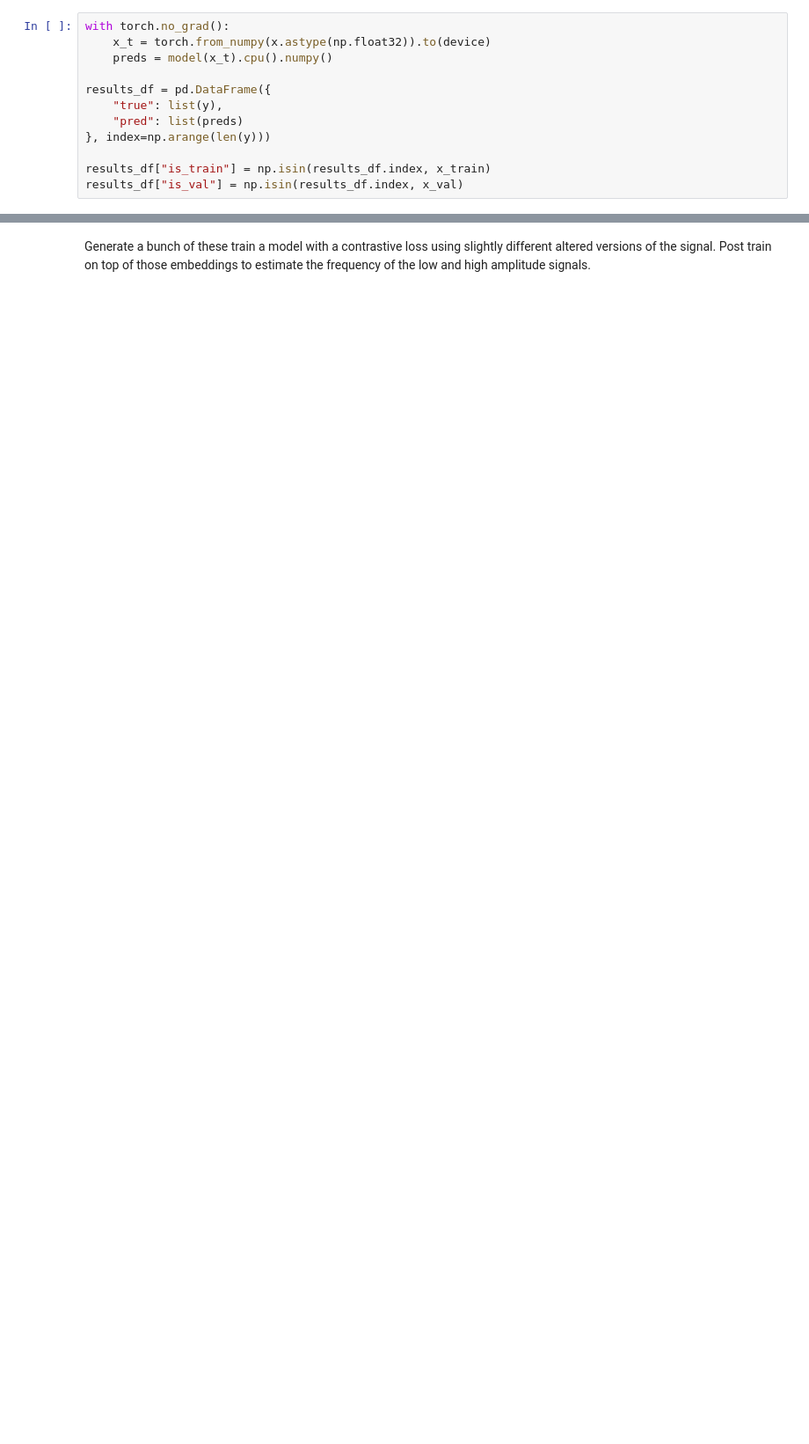
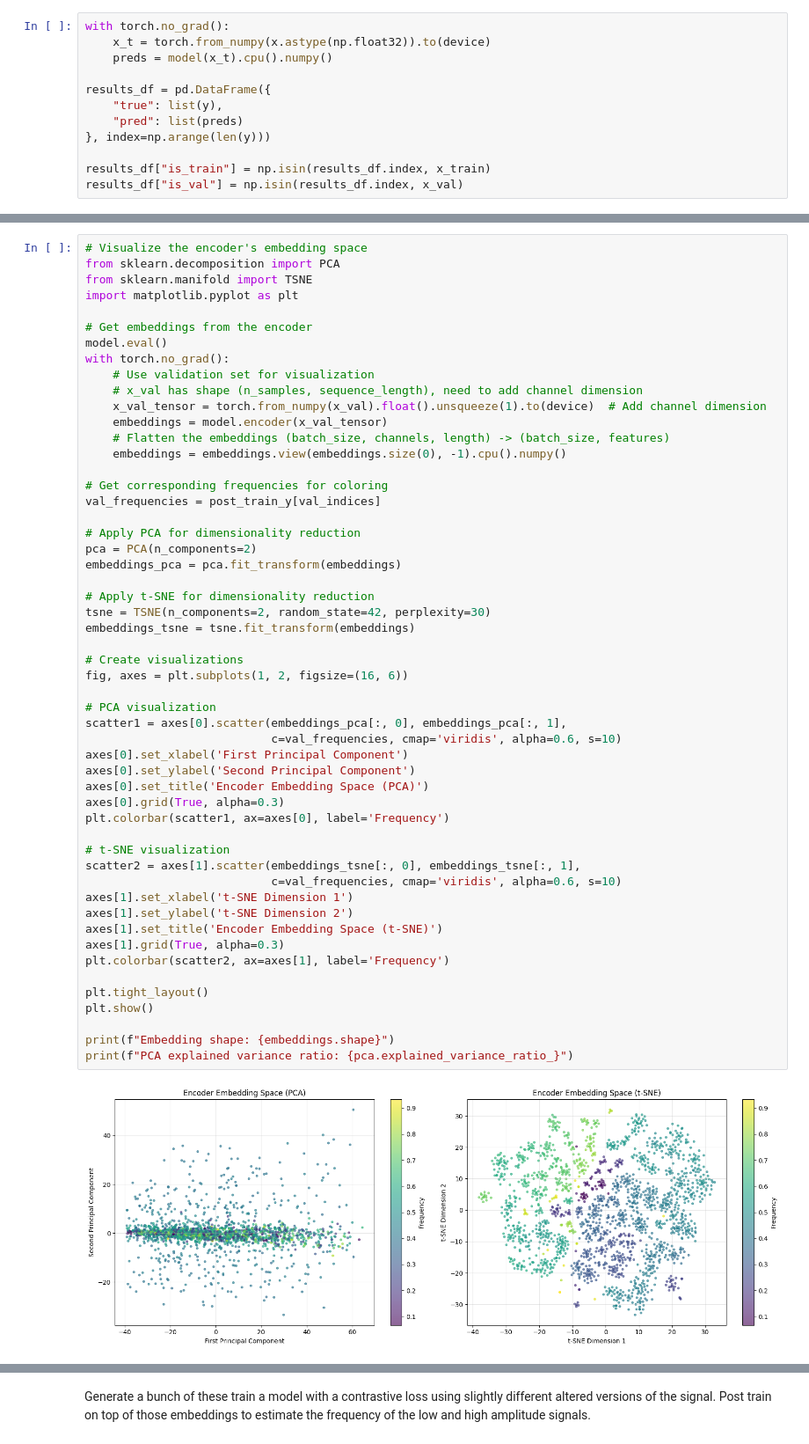
Before and after one commit to mkirby42/ml_implementations, a Jupyter notebook: generate_dataset.ipynb, the cells around one changed output, grey strips where cells are left out. Shown at 88% size. Saved outputs shown, nothing was run; the diff lists cells and outputs as text; blank space fills up the shorter version.

```diff
--- a/generate_dataset.ipynb
+++ b/generate_dataset.ipynb
@@ -317,0 +362,55 @@ plt.show()
+# %%
+# Visualize the encoder's embedding space
+from sklearn.decomposition import PCA
+from sklearn.manifold import TSNE
+import matplotlib.pyplot as plt
+
+# Get embeddings from the encoder
+model.eval()
+with torch.no_grad():
+    # Use validation set for visualization
+    # x_val has shape (n_samples, sequence_length), need to add channel dimension
+    x_val_tensor = torch.from_numpy(x_val).float().unsqueeze(1).to(device)  # Add channel dimension
+    embeddings = model.encoder(x_val_tensor)
+    # Flatten the embeddings (batch_size, channels, length) -> (batch_size, features)
+    embeddings = embeddings.view(embeddings.size(0), -1).cpu().numpy()
+
+# Get corresponding frequencies for coloring
+val_frequencies = post_train_y[val_indices]
+
+# Apply PCA for dimensionality reduction
+pca = PCA(n_components=2)
+embeddings_pca = pca.fit_transform(embeddings)
+
+# Apply t-SNE for dimensionality reduction
+tsne = TSNE(n_components=2, random_state=42, perplexity=30)
+embeddings_tsne = tsne.fit_transform(embeddings)
+
+# Create visualizations
+fig, axes = plt.subplots(1, 2, figsize=(16, 6))
+
+# PCA visualization
+scatter1 = axes[0].scatter(embeddings_pca[:, 0], embeddings_pca[:, 1],
+                           c=val_frequencies, cmap='viridis', alpha=0.6, s=10)
+axes[0].set_xlabel('First Principal Component')
+axes[0].set_ylabel('Second Principal Component')
+axes[0].set_title('Encoder Embedding Space (PCA)')
+axes[0].grid(True, alpha=0.3)
+plt.colorbar(scatter1, ax=axes[0], label='Frequency')
+
+# t-SNE visualization
+scatter2 = axes[1].scatter(embeddings_tsne[:, 0], embeddings_tsne[:, 1],
+                           c=val_frequencies, cmap='viridis', alpha=0.6, s=10)
+axes[1].set_xlabel('t-SNE Dimension 1')
+axes[1].set_ylabel('t-SNE Dimension 2')
+axes[1].set_title('Encoder Embedding Space (t-SNE)')
+axes[1].grid(True, alpha=0.3)
+plt.colorbar(scatter2, ax=axes[1], label='Frequency')
+
+plt.tight_layout()
+plt.show()
+
+print(f"Embedding shape: {embeddings.shape}")
+print(f"PCA explained variance ratio: {pca.explained_variance_ratio_}")
+# %% [output]
+[figure, added]
```
Also changed, not shown: parts of 20 cells of this notebook, 8 other files.
